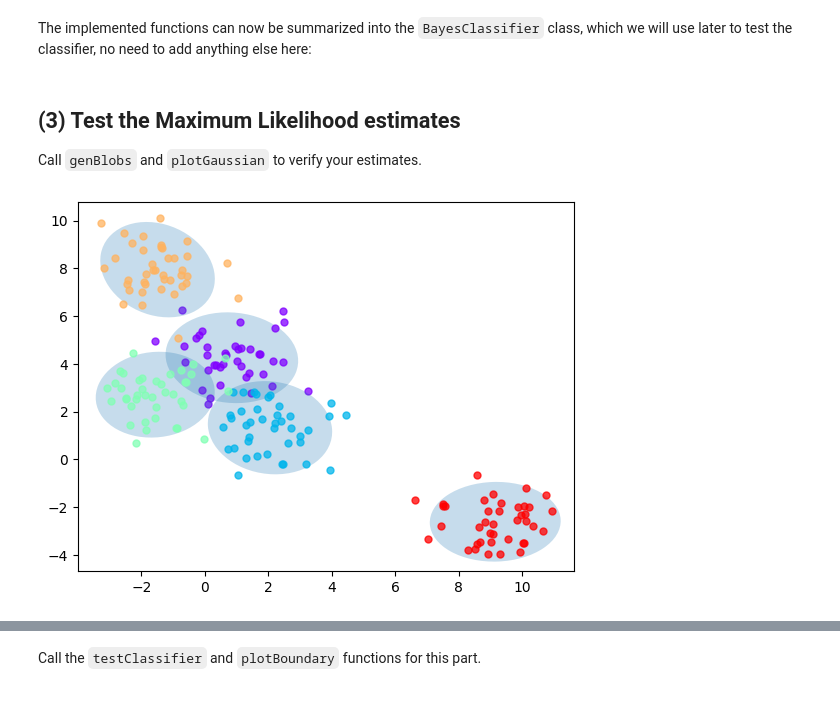
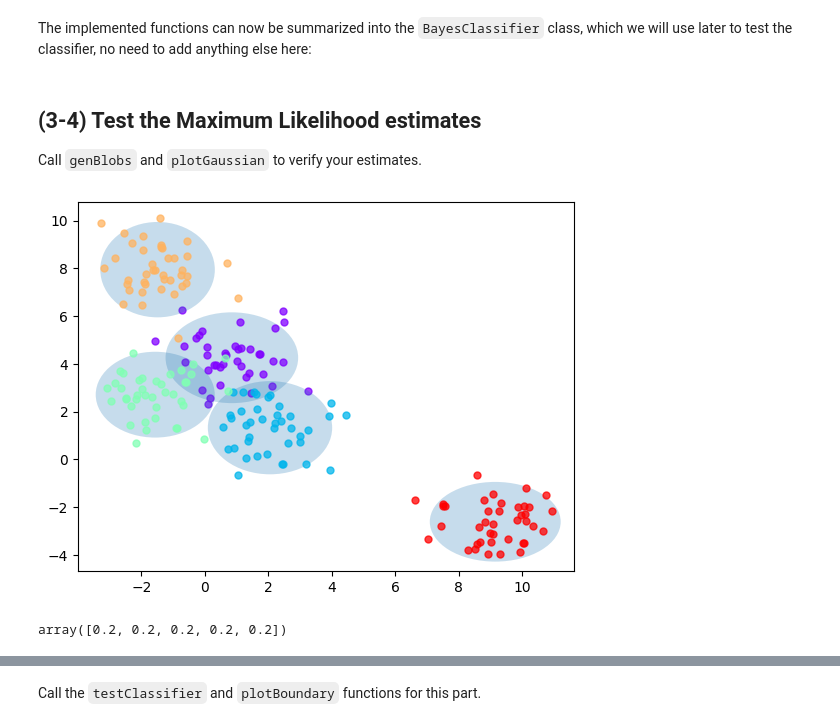
Before and after one commit to nathanansel28/DD2421, a Jupyter notebook: lab3/lab3.ipynb, the cells around one changed output, grey strips where cells are left out. Drawn from its saved outputs; the diff is of its cells as text; code cells hidden in the pictures.

```diff
--- a/lab3/lab3.ipynb
+++ b/lab3/lab3.ipynb
@@ -48,12 +42,14 @@ class BayesClassifier(object):
 # %% [markdown]
-## (3) Test the Maximum Likelihood estimates
+## (3-4) Test the Maximum Likelihood estimates
 
 Call `genBlobs` and `plotGaussian` to verify your estimates.
 # %%
 %matplotlib inline
 
 X, labels = genBlobs(centers=5)
-mu, sigma = mlParams(X,labels)
-plotGaussian(X,labels,mu,sigma)
+mu, sigma = mlParams(X, labels)
+plotGaussian(X, labels, mu, sigma)
+computePrior(labels)
 # %% [output]
-[figure, old version]
+[figure, new version]
+array([0.2, 0.2, 0.2, 0.2, 0.2])
```
Also changed, not shown: parts of 9 cells of this notebook, 1 other file.
